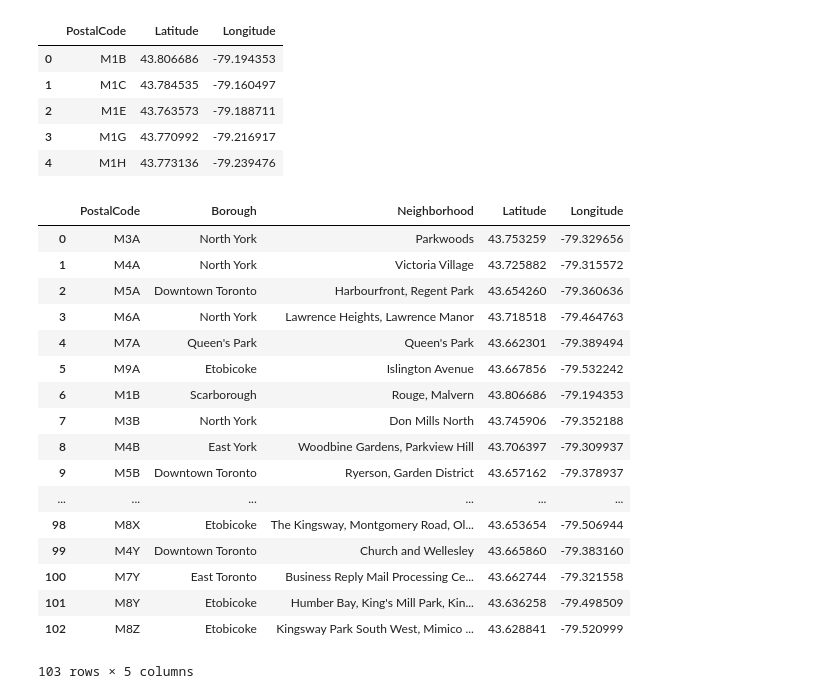
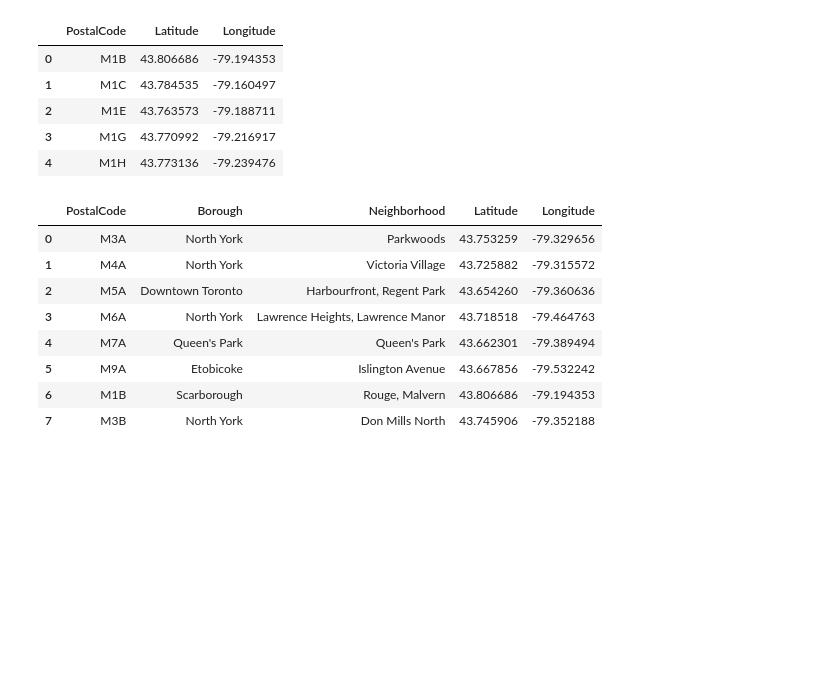
Before and after one commit to WadeHooper/IBMDSCapstone, a Jupyter notebook: TorontoCluster.ipynb, the cells around one changed output. Drawn from its saved outputs; the diff is of its cells as text; code cells hidden in the pictures; blank space fills up the shorter version.

```diff
--- a/TorontoCluster.ipynb
+++ b/TorontoCluster.ipynb
@@ -12 +3,19 @@ from geopy.geocoders import Nominatim
+# %%
+import numpy as np # library to handle data in a vectorized manner
+
+import pandas as pd # library for data analsysis
+pd.set_option('display.max_columns', None)
+pd.set_option('display.max_rows', None)
+
+import json # library to handle JSON files
+
+#!conda install -c conda-forge geopy --yes # uncomment this line if you haven't completed the Foursquare API lab
+from geopy.geocoders import Nominatim # convert an address into latitude and longitude values
+
+import requests # library to handle requests
+from pandas.io.json import json_normalize # tranform JSON file into a pandas dataframe
+
+# Matplotlib and associated plotting modules
+import matplotlib.cm as cm
+import matplotlib.colors as colors
 # %% [markdown]
@@ -76,23 +88,16 @@ df_coords.head()
 | 3 | M1G | 43.770992 | -79.216917 |
 | 4 | M1H | 43.773136 | -79.239476 |
 # %%
-df_toronto.merge(df_coords, on='PostalCode', how='outer')
+#Merge coordinates with neighbourhood dataframe
+df_toronto = df_toronto.merge(df_coords, on='PostalCode', how='outer')
+df_toronto.head(8)
 # %% [output]
 |  | PostalCode | Borough | Neighborhood | Latitude | Longitude |
 | 0 | M3A | North York | Parkwoods | 43.753259 | -79.329656 |
 | 1 | M4A | North York | Victoria Village | 43.725882 | -79.315572 |
 | 2 | M5A | Downtown Toronto | Harbourfront, Regent Park | 43.654260 | -79.360636 |
 | 3 | M6A | North York | Lawrence Heights, Lawrence Manor | 43.718518 | -79.464763 |
 | 4 | M7A | Queen's Park | Queen's Park | 43.662301 | -79.389494 |
 | 5 | M9A | Etobicoke | Islington Avenue | 43.667856 | -79.532242 |
 | 6 | M1B | Scarborough | Rouge, Malvern | 43.806686 | -79.194353 |
 | 7 | M3B | North York | Don Mills North | 43.745906 | -79.352188 |
-| 8 | M4B | East York | Woodbine Gardens, Parkview Hill | 43.706397 | -79.309937 |
-| 9 | M5B | Downtown Toronto | Ryerson, Garden District | 43.657162 | -79.378937 |
-| ... | ... | ... | ... | ... | ... |
-| 98 | M8X | Etobicoke | The Kingsway, Montgomery Road, Ol... | 43.653654 | -79.506944 |
-| 99 | M4Y | Downtown Toronto | Church and Wellesley | 43.665860 | -79.383160 |
-| 100 | M7Y | East Toronto | Business Reply Mail Processing Ce... | 43.662744 | -79.321558 |
-| 101 | M8Y | Etobicoke | Humber Bay, King's Mill Park, Kin... | 43.636258 | -79.498509 |
-| 102 | M8Z | Etobicoke | Kingsway Park South West, Mimico ... | 43.628841 | -79.520999 |
-103 rows × 5 columns
```
Also changed, not shown: parts of 32 cells of this notebook.
